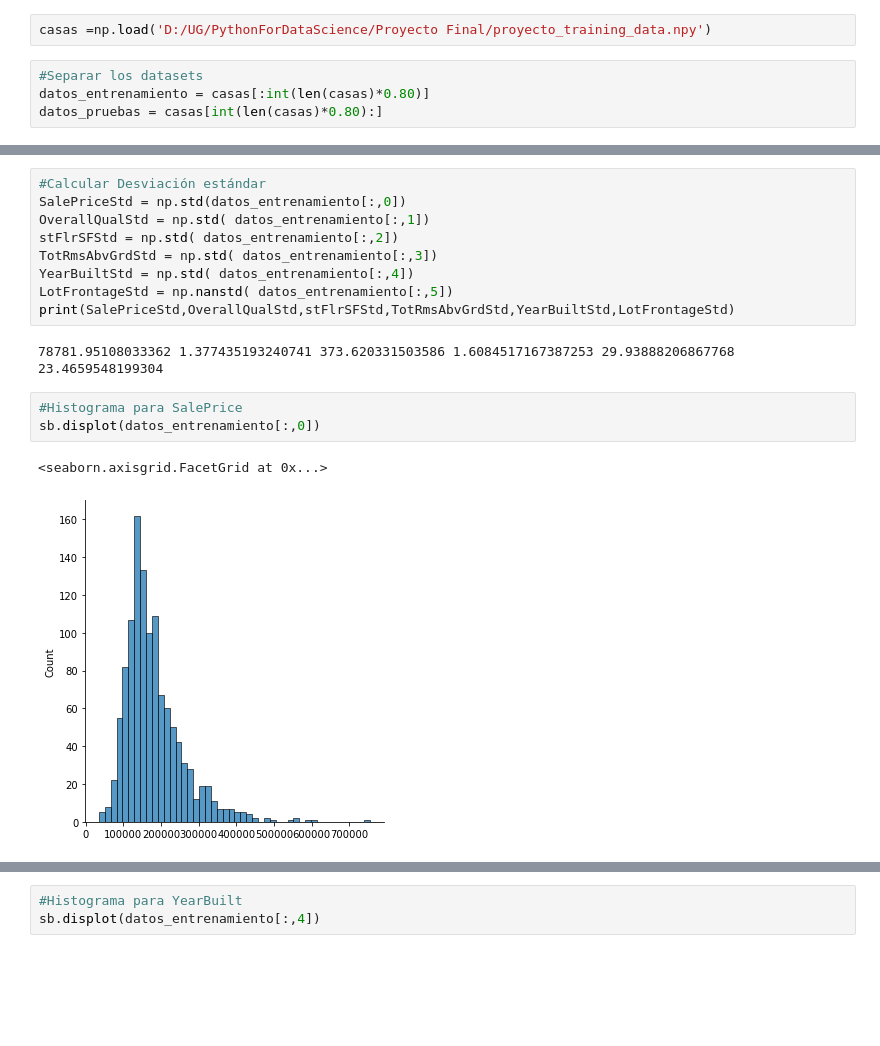
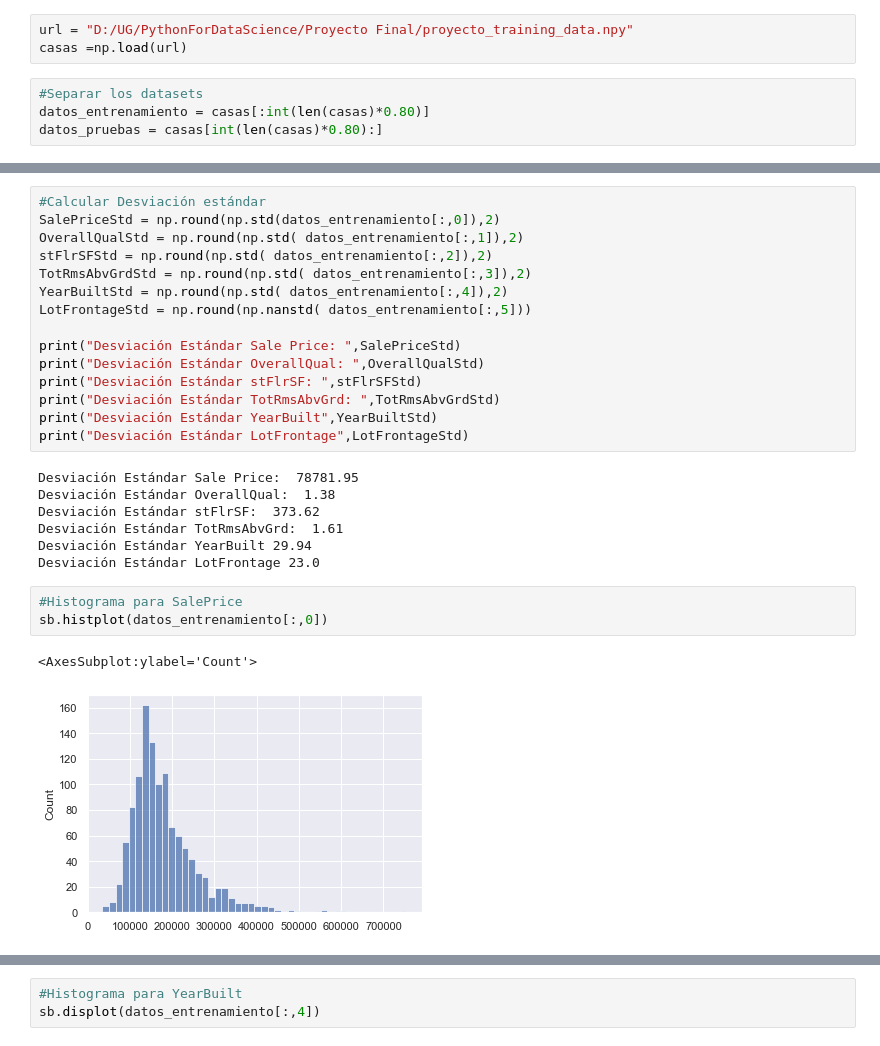
Before and after one commit to Jsolares17/Tareas_Python_Ciencia_Datos, a Jupyter notebook: ProyectoFinal.ipynb, the cells around one changed output, grey strips where cells are left out. Drawn from its saved outputs; the diff is of its cells as text; blank space fills up the shorter version.

```diff
--- a/ProyectoFinal.ipynb
+++ b/ProyectoFinal.ipynb
@@ -3,7 +3,8 @@ import numpy as np
 import seaborn as sb
 import matplotlib.pyplot as plt
 # %%
-casas =np.load('D:/UG/PythonForDataScience/Proyecto Final/proyecto_training_data.npy')
+url = "D:/UG/PythonForDataScience/Proyecto Final/proyecto_training_data.npy"
+casas =np.load(url)
 # %%
 #Separar los datasets
 datos_entrenamiento = casas[:int(len(casas)*0.80)]
@@ -47,19 +102,30 @@ print(SalePriceMin,OverallQualMin,stFlrSFMin,TotRmsAbvGrdMin,YearBuiltMin,LotFro
 # %%
 #Calcular Desviación estándar
-SalePriceStd = np.std(datos_entrenamiento[:,0])
-OverallQualStd = np.std( datos_entrenamiento[:,1])
-stFlrSFStd = np.std( datos_entrenamiento[:,2])
-TotRmsAbvGrdStd = np.std( datos_entrenamiento[:,3])
-YearBuiltStd = np.std( datos_entrenamiento[:,4])
-LotFrontageStd = np.nanstd( datos_entrenamiento[:,5])
-print(SalePriceStd,OverallQualStd,stFlrSFStd,TotRmsAbvGrdStd,YearBuiltStd,LotFrontageStd)
+SalePriceStd = np.round(np.std(datos_entrenamiento[:,0]),2)
+OverallQualStd = np.round(np.std( datos_entrenamiento[:,1]),2)
+stFlrSFStd = np.round(np.std( datos_entrenamiento[:,2]),2)
+TotRmsAbvGrdStd = np.round(np.std( datos_entrenamiento[:,3]),2)
+YearBuiltStd = np.round(np.std( datos_entrenamiento[:,4]),2)
+LotFrontageStd = np.round(np.nanstd( datos_entrenamiento[:,5]))
+
+print("Desviación Estándar Sale Price: ",SalePriceStd)
+print("Desviación Estándar OverallQual: ",OverallQualStd)
+print("Desviación Estándar stFlrSF: ",stFlrSFStd)
+print("Desviación Estándar TotRmsAbvGrd: ",TotRmsAbvGrdStd)
+print("Desviación Estándar YearBuilt",YearBuiltStd)
+print("Desviación Estándar LotFrontage",LotFrontageStd)
 # %% [output]
-78781.95108033362 1.377435193240741 373.620331503586 1.6084517167387253 29.93888206867768 23.4659548199304
+Desviación Estándar Sale Price:  78781.95
+Desviación Estándar OverallQual:  1.38
+Desviación Estándar stFlrSF:  373.62
+Desviación Estándar TotRmsAbvGrd:  1.61
+Desviación Estándar YearBuilt 29.94
+Desviación Estándar LotFrontage 23.0
 # %%
 #Histograma para SalePrice
-sb.displot(datos_entrenamiento[:,0])
+sb.histplot(datos_entrenamiento[:,0])
 # %% [output]
-<seaborn.axisgrid.FacetGrid at 0x...>
+<AxesSubplot:ylabel='Count'>
-[figure, old version]
+[figure, new version]
 # %%
 #Histograma para OverallQual
```
Also changed, not shown: parts of 53 cells of this notebook.
